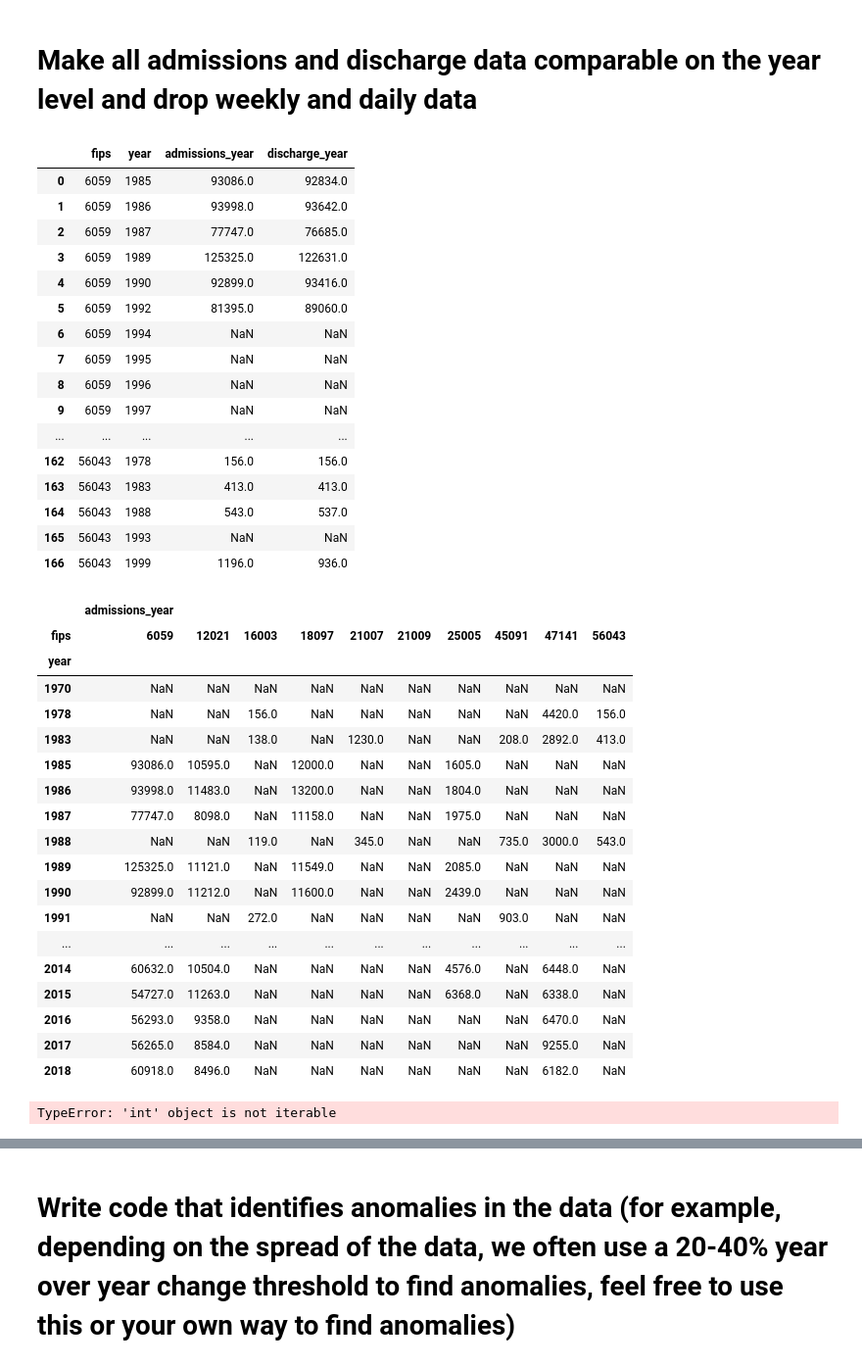
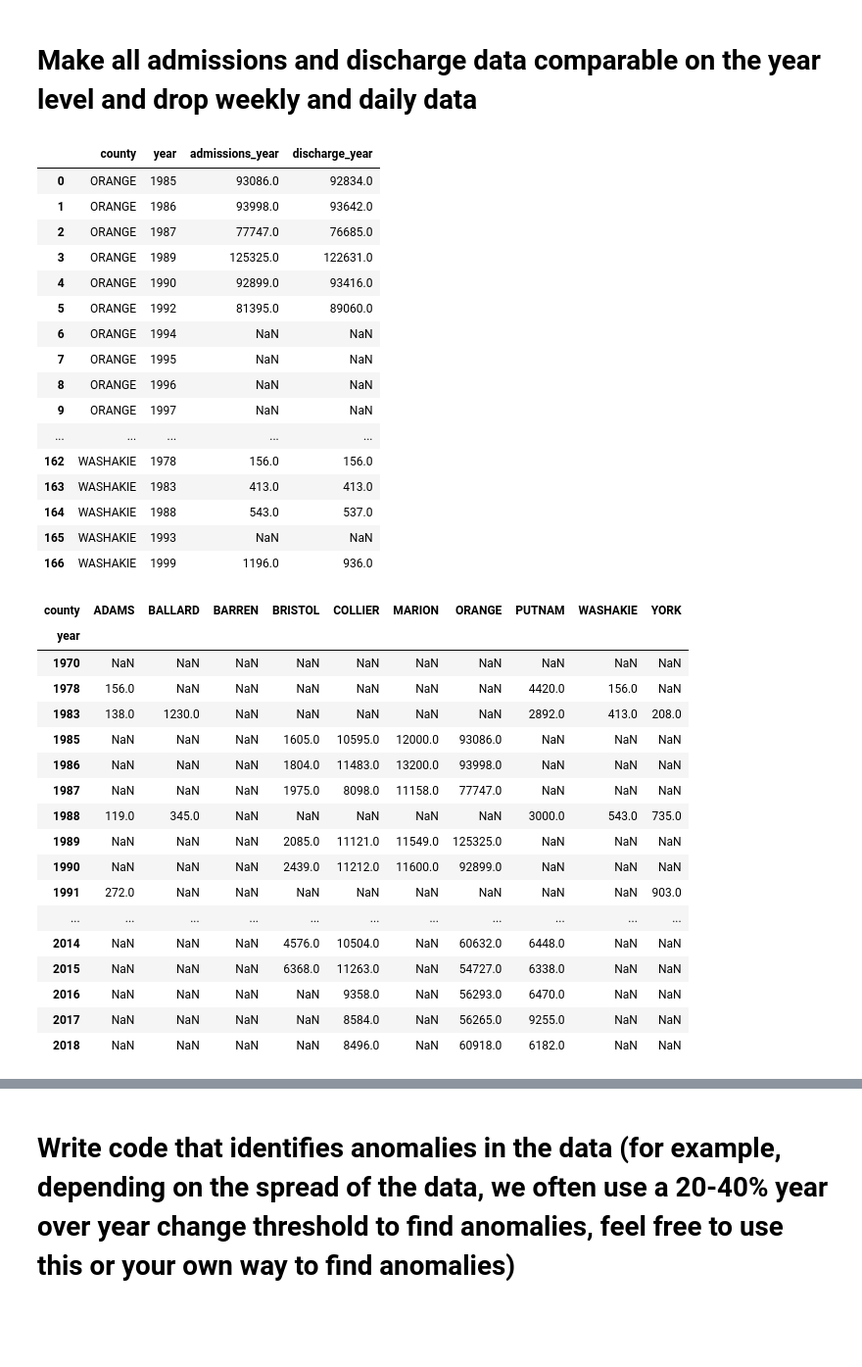
Before and after one commit to albertyusun/VeraInterview, a Jupyter notebook: clean.ipynb, the cells around one changed output, grey strips where cells are left out. Shown: that part at 98% size. Drawn from its saved outputs; the diff is of its cells as text; code cells hidden in the pictures; blank space fills up the shorter version.

```diff
--- a/clean.ipynb
+++ b/clean.ipynb
@@ -34,2 +34,6 @@ with pd.option_context('display.max_rows', None, 'display.max_columns', None):
 initial_missing_ay = df.admissions_year.isna().sum()
 initial_missing_dy = df.discharge_year.isna().sum()
+# %%
+df['county'] = df['facility_name'].str.split(' ').str[0]
+
+df
@@ -52,57 +70,49 @@ There were  122  initial missing values for discharges per year. Now, there are
 # Make all admissions and discharge data comparable on the year level and drop weekly and daily data
 # %%
 # Select identifying columns and admissions/discharge counts for year
-df = df[['fips', 'year', 'admissions_year', 'discharge_year']]
+df = df[['county', 'year', 'admissions_year', 'discharge_year']]
 
 with pd.option_context('display.max_rows', None, 'display.max_columns', None):  # more options can be specified also
     display(df)
 # %% [output]
-|  | fips | year | admissions_year | discharge_year |
-| 0 | 6059 | 1985 | 93086.0 | 92834.0 |
-| 1 | 6059 | 1986 | 93998.0 | 93642.0 |
-| 2 | 6059 | 1987 | 77747.0 | 76685.0 |
-| 3 | 6059 | 1989 | 125325.0 | 122631.0 |
-| 4 | 6059 | 1990 | 92899.0 | 93416.0 |
-| 5 | 6059 | 1992 | 81395.0 | 89060.0 |
-| 6 | 6059 | 1994 | NaN | NaN |
-| 7 | 6059 | 1995 | NaN | NaN |
-| 8 | 6059 | 1996 | NaN | NaN |
-| 9 | 6059 | 1997 | NaN | NaN |
+|  | county | year | admissions_year | discharge_year |
+| 0 | ORANGE | 1985 | 93086.0 | 92834.0 |
+| 1 | ORANGE | 1986 | 93998.0 | 93642.0 |
+| 2 | ORANGE | 1987 | 77747.0 | 76685.0 |
+| 3 | ORANGE | 1989 | 125325.0 | 122631.0 |
+| 4 | ORANGE | 1990 | 92899.0 | 93416.0 |
+| 5 | ORANGE | 1992 | 81395.0 | 89060.0 |
+| 6 | ORANGE | 1994 | NaN | NaN |
+| 7 | ORANGE | 1995 | NaN | NaN |
+| 8 | ORANGE | 1996 | NaN | NaN |
+| 9 | ORANGE | 1997 | NaN | NaN |
 | ... | ... | ... | ... | ... |
-| 162 | 56043 | 1978 | 156.0 | 156.0 |
-| 163 | 56043 | 1983 | 413.0 | 413.0 |
-| 164 | 56043 | 1988 | 543.0 | 537.0 |
-| 165 | 56043 | 1993 | NaN | NaN |
-| 166 | 56043 | 1999 | 1196.0 | 936.0 |
+| 162 | WASHAKIE | 1978 | 156.0 | 156.0 |
+| 163 | WASHAKIE | 1983 | 413.0 | 413.0 |
+| 164 | WASHAKIE | 1988 | 543.0 | 537.0 |
+| 165 | WASHAKIE | 1993 | NaN | NaN |
+| 166 | WASHAKIE | 1999 | 1196.0 | 936.0 |
 # %%
 # Pivot to make admissions and discharge data comparable on the year level
-admissions_plot = df.pivot(index='year',
-         columns='fips',
-         values=['admissions_year'])
+admissions_plot = (df.drop(columns=['discharge_year'])
+                   .pivot(index='year', columns='county', values = 'admissions_year'))
 admissions_plot
 # %% [output]
-|  | admissions_year |  |  |  |  |  |  |  |  |  |
-| fips | 6059 | 12021 | 16003 | 18097 | 21007 | 21009 | 25005 | 45091 | 47141 | 56043 |
+| county | ADAMS | BALLARD | BARREN | BRISTOL | COLLIER | MARION | ORANGE | PUTNAM | WASHAKIE | YORK |
 | year |  |  |  |  |  |  |  |  |  |  |
 | 1970 | NaN | NaN | NaN | NaN | NaN | NaN | NaN | NaN | NaN | NaN |
-| 1978 | NaN | NaN | 156.0 | NaN | NaN | NaN | NaN | NaN | 4420.0 | 156.0 |
-| 1983 | NaN | NaN | 138.0 | NaN | 1230.0 | NaN | NaN | 208.0 | 2892.0 | 413.0 |
-| 1985 | 93086.0 | 10595.0 | NaN | 12000.0 | NaN | NaN | 1605.0 | NaN | NaN | NaN |
-| 1986 | 93998.0 | 11483.0 | NaN | 13200.0 | NaN | NaN | 1804.0 | NaN | NaN | NaN |
-| 1987 | 77747.0 | 8098.0 | NaN | 11158.0 | NaN | NaN | 1975.0 | NaN | NaN | NaN |
-| 1988 | NaN | NaN | 119.0 | NaN | 345.0 | NaN | NaN | 735.0 | 3000.0 | 543.0 |
-| 1989 | 125325.0 | 11121.0 | NaN | 11549.0 | NaN | NaN | 2085.0 | NaN | NaN | NaN |
-| 1990 | 92899.0 | 11212.0 | NaN | 11600.0 | NaN | NaN | 2439.0 | NaN | NaN | NaN |
-| 1991 | NaN | NaN | 272.0 | NaN | NaN | NaN | NaN | 903.0 | NaN | NaN |
+| 1978 | 156.0 | NaN | NaN | NaN | NaN | NaN | NaN | 4420.0 | 156.0 | NaN |
+| 1983 | 138.0 | 1230.0 | NaN | NaN | NaN | NaN | NaN | 2892.0 | 413.0 | 208.0 |
+| 1985 | NaN | NaN | NaN | 1605.0 | 10595.0 | 12000.0 | 93086.0 | NaN | NaN | NaN |
+| 1986 | NaN | NaN | NaN | 1804.0 | 11483.0 | 13200.0 | 93998.0 | NaN | NaN | NaN |
+| 1987 | NaN | NaN | NaN | 1975.0 | 8098.0 | 11158.0 | 77747.0 | NaN | NaN | NaN |
+| 1988 | 119.0 | 345.0 | NaN | NaN | NaN | NaN | NaN | 3000.0 | 543.0 | 735.0 |
+| 1989 | NaN | NaN | NaN | 2085.0 | 11121.0 | 11549.0 | 125325.0 | NaN | NaN | NaN |
+| 1990 | NaN | NaN | NaN | 2439.0 | 11212.0 | 11600.0 | 92899.0 | NaN | NaN | NaN |
+| 1991 | 272.0 | NaN | NaN | NaN | NaN | NaN | NaN | NaN | NaN | 903.0 |
 | ... | ... | ... | ... | ... | ... | ... | ... | ... | ... | ... |
-| 2014 | 60632.0 | 10504.0 | NaN | NaN | NaN | NaN | 4576.0 | NaN | 6448.0 | NaN |
-| 2015 | 54727.0 | 11263.0 | NaN | NaN | NaN | NaN | 6368.0 | NaN | 6338.0 | NaN |
-| 2016 | 56293.0 | 9358.0 | NaN | NaN | NaN | NaN | NaN | NaN | 6470.0 | NaN |
-| 2017 | 56265.0 | 8584.0 | NaN | NaN | NaN | NaN | NaN | NaN | 9255.0 | NaN |
-| 2018 | 60918.0 | 8496.0 | NaN | NaN | NaN | NaN | NaN | NaN | 6182.0 | NaN |
+| 2014 | NaN | NaN | NaN | 4576.0 | 10504.0 | NaN | 60632.0 | 6448.0 | NaN | NaN |
+| 2015 | NaN | NaN | NaN | 6368.0 | 11263.0 | NaN | 54727.0 | 6338.0 | NaN | NaN |
+| 2016 | NaN | NaN | NaN | NaN | 9358.0 | NaN | 56293.0 | 6470.0 | NaN | NaN |
+| 2017 | NaN | NaN | NaN | NaN | 8584.0 | NaN | 56265.0 | 9255.0 | NaN | NaN |
+| 2018 | NaN | NaN | NaN | NaN | 8496.0 | NaN | 60918.0 | 6182.0 | NaN | NaN |
-# %%
-# Plot Admissions_year
-sns.set(rc={'figure.figsize':(11, 4)})
-sns.lineplot(data=admissions_plot, x="year", y="admissions_year", hue="fips")
-# %% [output]
-TypeError: 'int' object is not iterable
```
Also changed, not shown: parts of 9 cells of this notebook.
